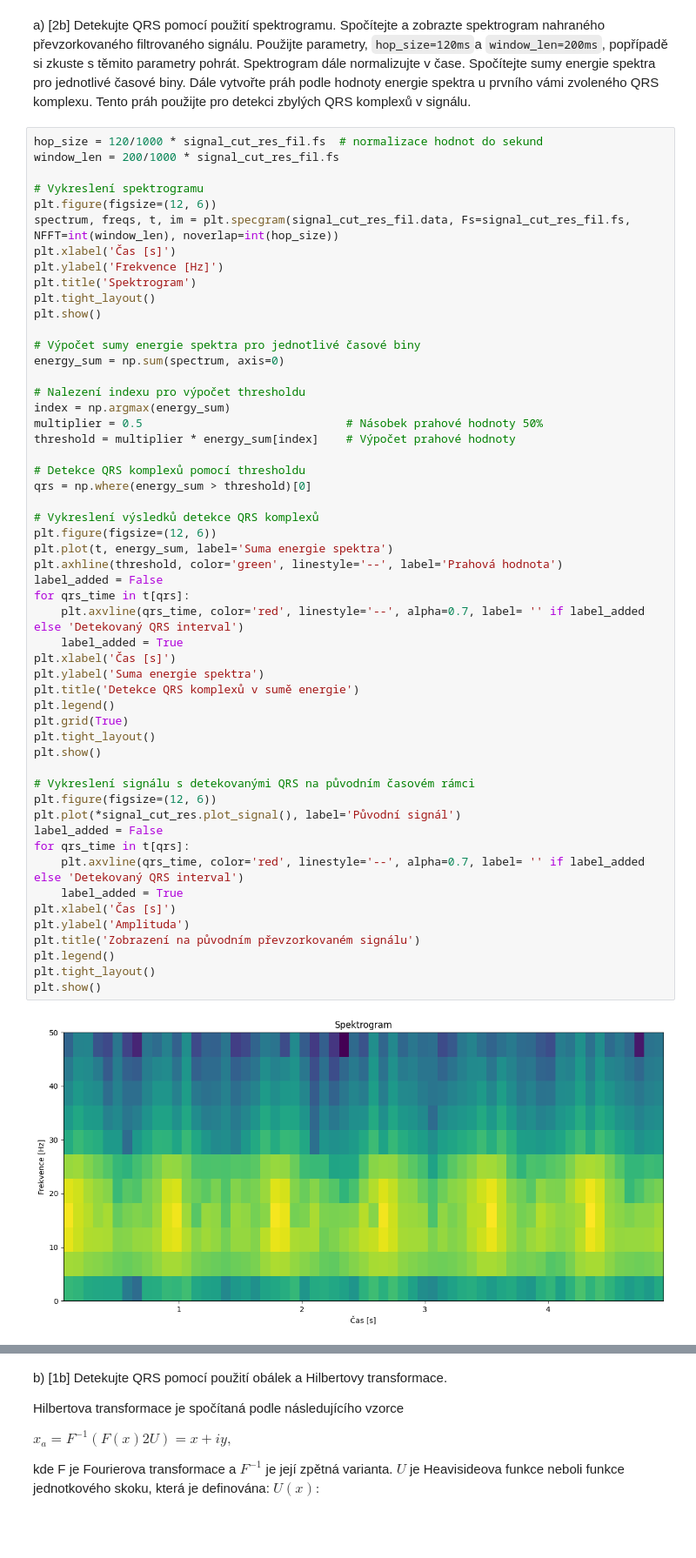
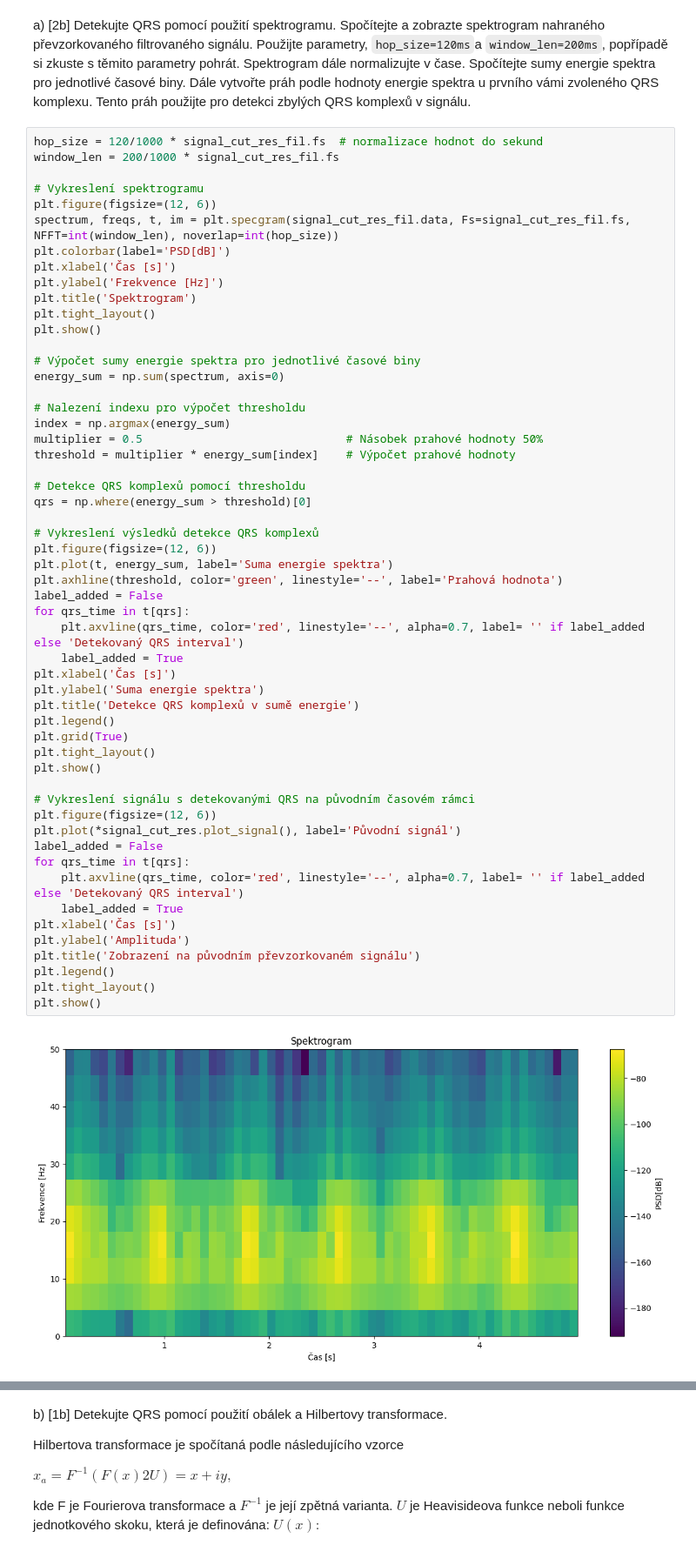
Before and after one commit to MrQvic/ISS-project, a Jupyter notebook: ISS_ECGProject_2023.ipynb, the cells around one changed output, grey strips where cells are left out. Shown at 87% size. Drawn from its saved outputs; the diff is of its cells as text; blank space fills up the shorter version.

```diff
--- a/ISS_ECGProject_2023.ipynb
+++ b/ISS_ECGProject_2023.ipynb
@@ -419,6 +418,7 @@ window_len = 200/1000 * signal_cut_res_fil.fs
 # Vykreslení spektrogramu
 plt.figure(figsize=(12, 6))
 spectrum, freqs, t, im = plt.specgram(signal_cut_res_fil.data, Fs=signal_cut_res_fil.fs, NFFT=int(window_len), noverlap=int(hop_size))
+plt.colorbar(label='PSD[dB]')
 plt.xlabel('Čas [s]')
 plt.ylabel('Frekvence [Hz]')
 plt.title('Spektrogram')
@@ -439,34 +439,34 @@ qrs = np.where(energy_sum > threshold)[0]
 # Vykreslení výsledků detekce QRS komplexů
 plt.figure(figsize=(12, 6))
 plt.plot(t, energy_sum, label='Suma energie spektra')
 plt.axhline(threshold, color='green', linestyle='--', label='Prahová hodnota')
 label_added = False
 for qrs_time in t[qrs]:
     plt.axvline(qrs_time, color='red', linestyle='--', alpha=0.7, label= '' if label_added else 'Detekovaný QRS interval')
     label_added = True
 plt.xlabel('Čas [s]')
 plt.ylabel('Suma energie spektra')
 plt.title('Detekce QRS komplexů v sumě energie')
 plt.legend()
 plt.grid(True)
 plt.tight_layout()
 plt.show()
 
 # Vykreslení signálu s detekovanými QRS na původním časovém rámci
 plt.figure(figsize=(12, 6))
 plt.plot(*signal_cut_res.plot_signal(), label='Původní signál')
 label_added = False
 for qrs_time in t[qrs]:
     plt.axvline(qrs_time, color='red', linestyle='--', alpha=0.7, label= '' if label_added else 'Detekovaný QRS interval')
     label_added = True
 plt.xlabel('Čas [s]')
 plt.ylabel('Amplituda')
 plt.title('Zobrazení na původním převzorkovaném signálu')
 plt.legend()
 plt.tight_layout()
 plt.show()
 # %% [output]
-[figure, old version]
+[figure, new version]
 [figure]
 [figure]
 # %% [markdown]
```
Also changed, not shown: parts of 2 cells of this notebook, 1 other file.
